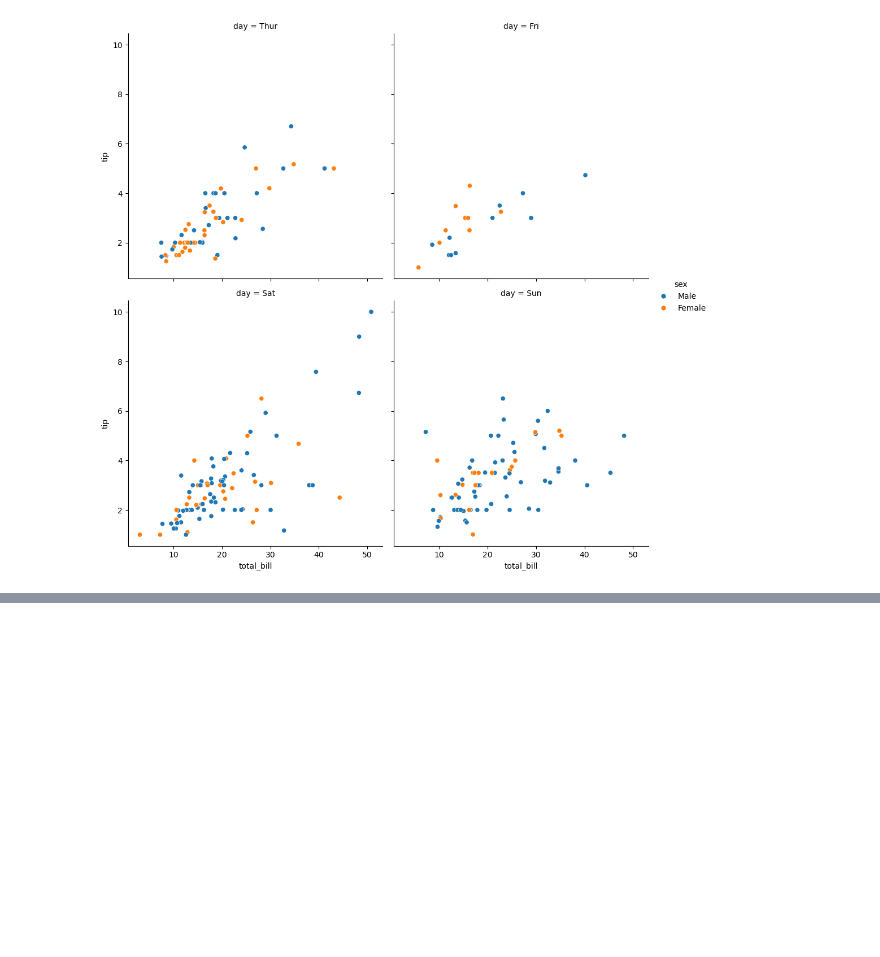
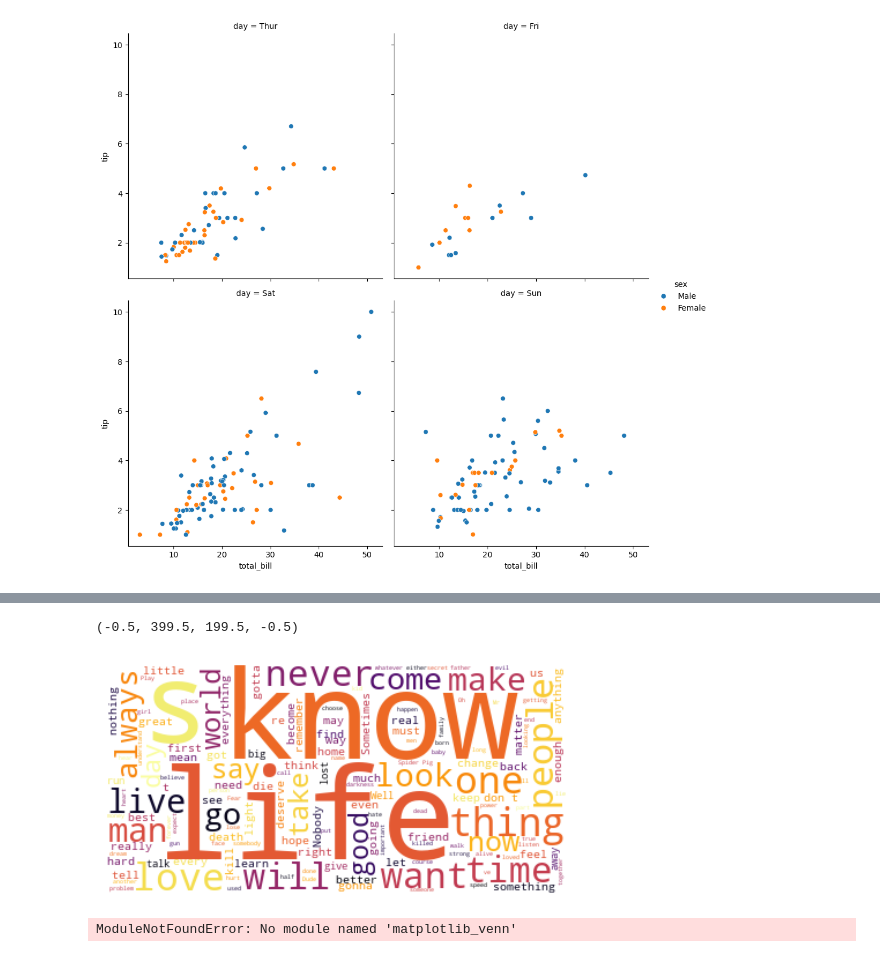
Before and after one commit to funny-carrot/visualization, a Jupyter notebook: 02_activities/assignments/participation/DV-5.ipynb, the cells around one changed output, grey strips where cells are left out. Cells and saved outputs as stored; diff of their text form; code cells hidden in the pictures; blank space fills up the shorter version.

```diff
--- a/02_activities/assignments/participation/DV-5.ipynb
+++ b/02_activities/assignments/participation/DV-5.ipynb
@@ -130,3 +131,10 @@ graph.update_layout(title='Interactive Pirate Plot',
                     yaxis_title="Scores",
                     width=500,
                     height=500)
+# %%
+from wordcloud import WordCloud
+
+df = pd.read_csv('https://raw.githubusercontent.com/prasertcbs/basic-dataset/master/movie_quotes.csv',
+                 on_bad_lines = 'skip')
+
+df
@@ -132,0 +155,26 @@ graph.update_layout(title='Interactive Pirate Plot',
+# %%
+text = " ".join(each for each in df.quote)
+
+wordcloud = WordCloud(background_color='white',
+                      colormap='inferno').generate(text)
+
+fig, ax = plt.subplots(figsize=(7, 3))
+ax.imshow(wordcloud, interpolation='bilinear')
+ax.axis("off")
+# %% [output]
+(-0.5, 399.5, 199.5, -0.5)
+[figure, added]
+# %%
+from matplotlib_venn import venn2, venn2_circles, venn2_unweighted
+
+A = set(['apple', 'banana', 'watermelon'])
+B = set(['pumpkin', 'blueberry', 'apple', 'key lime'])
+
+diagram = venn2([A, B],
+                set_labels=('Fruits', 'Pies'),
+                set_colors=('blue', 'red'),
+                alpha=0.5)
+
+diagram.get_label_by_id("10").set_text("\n".join(A - B))
+# %% [output]
+ModuleNotFoundError: No module named 'matplotlib_venn'
```
Also changed, not shown: parts of 2 cells of this notebook.
